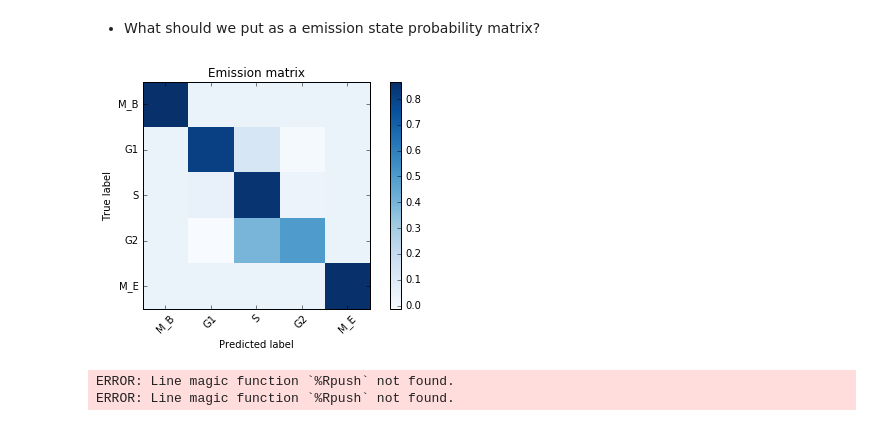
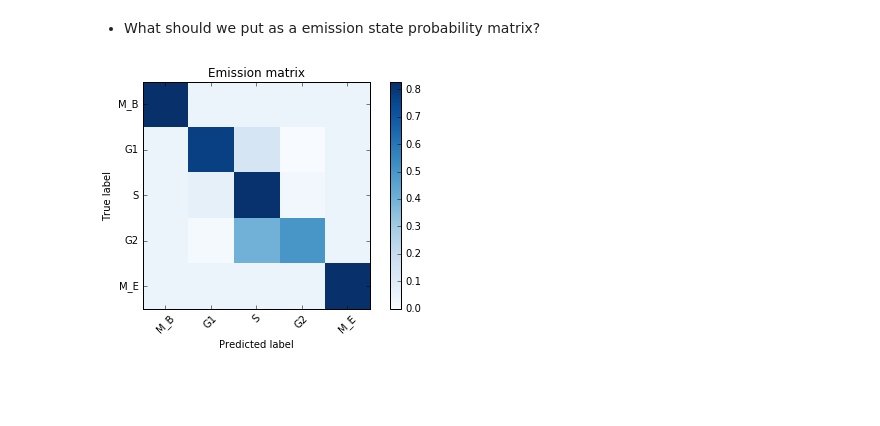
Before and after one commit to PeterJackNaylor/InternWork2, a Jupyter notebook: H2B.ipynb, the cells around one changed output. Cells and saved outputs as stored; diff of their text form; code cells hidden in the pictures; blank space fills up the shorter version.

```diff
--- a/H2B.ipynb
+++ b/H2B.ipynb
@@ -28,7 +26,7 @@ num_str="0015"
 ## Well name
 if os.path.isfile("H2b_data.csv"):
     print "The file existed so I loaded it."
-    H2b = Traj_data(file_name="H2b_data.csv",pkl_traj_file="/home/pubuntu/Documents/InternWork2/Pkl_file")
+    H2b = Traj_data(file_name="H2b_data.csv")#,pkl_traj_file="/home/pubuntu/Documents/InternWork2/Pkl_file")
 
 else:
     H2b=Traj_data()
@@ -155,7 +153,7 @@ num_str="0015"
 ## Well name
 if os.path.isfile("H2b_data_norm_mult.csv"):
     print "The file existed so I loaded it."
-    H2b_n_m = Traj_data(file_name="H2b_data_norm_mult.csv",pkl_traj_file="/home/pubuntu/Documents/InternWork2/Pkl_file")
+    H2b_n_m = Traj_data(file_name="H2b_data_norm_mult.csv")#,pkl_traj_file="/home/pubuntu/Documents/InternWork2/Pkl_file")
 
 else:
     H2b_n_m=Traj_data(pkl_traj_file="/home/pubuntu/Documents/InternWork2/Pkl_file")
@@ -468,33 +466,34 @@ EmissionMat[1:5,0]=(1-model_1.cm_normalized[0,0])/3
 EmissionMat[0:4,4]=(1-model_1.cm_normalized[0,0])/3
 
 ### Bricolage
 
 EmissionMat[1:4,1:4]=X3
 EmissionMat[1:4,1:3]+=-EmissionMat[3,0]*2/3
 
 ### On modifie car la diag n'est pas assez bonne...
 EmissionMat[3,2:4]=[0.4,0.5]
 
 EmissionMat[0,1:4]=sum(model_1.cm_normalized[0,1:3])/3
 EmissionMat[4,1:4]=sum(model_1.cm_normalized[0,1:3])/3
 
+EmissionMat=abs(EmissionMat).astype('float') / abs(EmissionMat).sum(axis=1)[:, np.newaxis]
+## Put something better then abs...
+
 plot_matrix(EmissionMat,title="Emission matrix",names=["M_B","G1","S","G2","M_E"])
 plt.show()
 
 H2b_n_m.data=H2b_n_m.data.sort_values(['traj', num_str+"_id_frame"], ascending=[1, 1])
 
 data=H2b_n_m.data.ix[pd.notnull(H2b_n_m.data["traj"]),["traj","Pred_Fusion"]]
 
 
 data.ix[data.Pred_Fusion=='2',"Pred_Fusion"]="4"
 data.ix[data.Pred_Fusion=='1',"Pred_Fusion"]="2"
 data.ix[data.Pred_Fusion=='B',"Pred_Fusion"]="1"
 data.ix[data.Pred_Fusion=='E',"Pred_Fusion"]="5"
 data.ix[data.Pred_Fusion=='S',"Pred_Fusion"]="3"
 
 %Rpush EmissionMat
 %Rpush data
 # %% [output]
-[figure, old version]
+[figure, new version]
-ERROR: Line magic function `%Rpush` not found.
-ERROR: Line magic function `%Rpush` not found.
```
Also changed, not shown: parts of 26 cells of this notebook.
